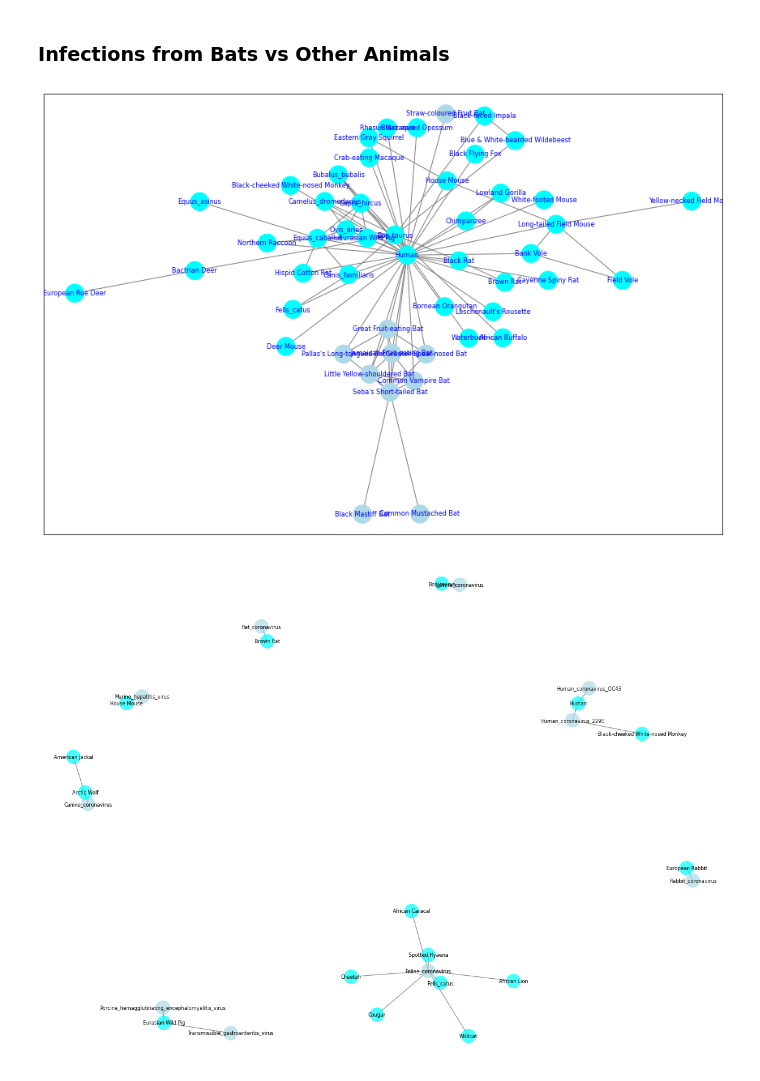
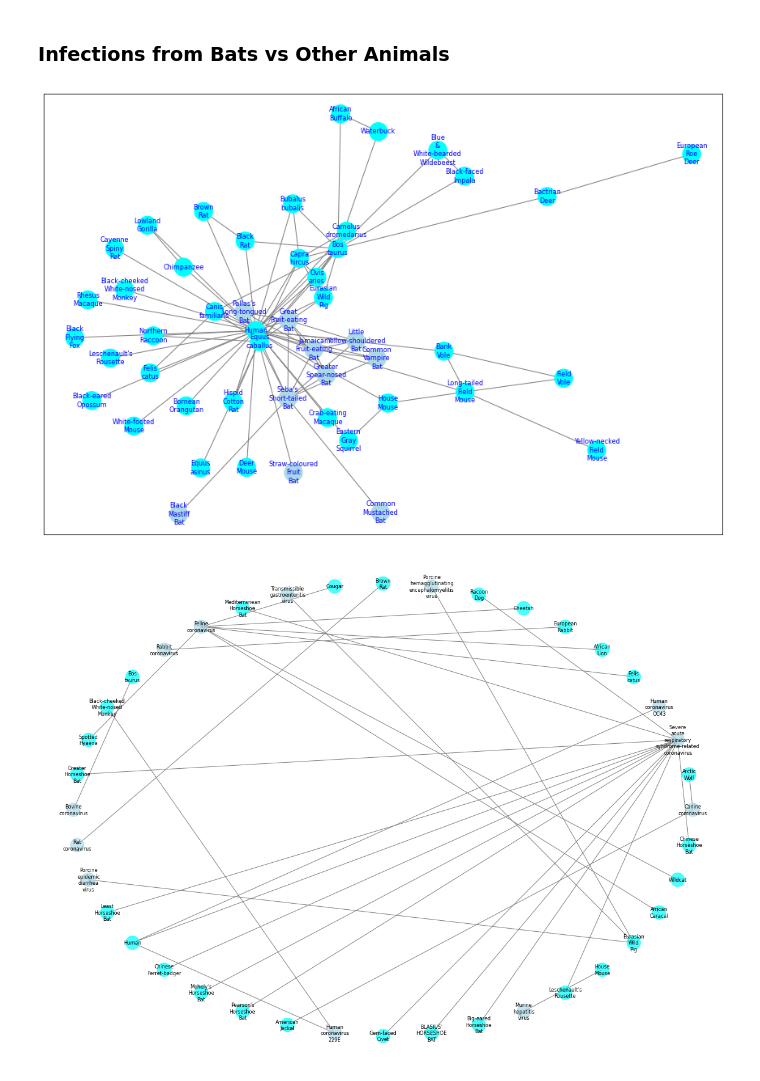
Before and after one commit to jitsen-design/Data_620_Group, a Jupyter notebook: Project_2/Project_2_jit-additions.ipynb, the cells around one changed output. Saved outputs shown, nothing was run; the diff lists cells and outputs as text; code cells hidden in the pictures.

```diff
--- a/Project_2/Project_2_jit-additions.ipynb
+++ b/Project_2/Project_2_jit-additions.ipynb
@@ -161,22 +293,24 @@ for i in islands:
 Colors indicate whether virus is a coronavirus or not
 # %%
 # use 11 for the threshold
-v11 = trim_edges(B_virus, 7)
+v11 = trim_edges(B_virus,11)
 
 genus_color = []
 for node in list(v11.nodes):
     v11.nodes[node]['genus'] = genus_map[node]
-    if genus_map[node] == 'Coronavirus':
+    if genus_map[node] in ('Betacoronavirus', 'Coronavirus', 'Alphacoronavirus'):
         genus_color.append('lightblue')
     else:
         genus_color.append('cyan')
 
 
-plt.figure(figsize=(15,10))
-pos = nx.spring_layout(v11, iterations = 20)
+plt.figure(figsize=(15,15))
+pos = nx.spring_layout(v11, iterations = 25)
+label_pos = {k:k.replace('_','\n').replace(' ','\n') for k,v in pos.items()}
+weights=[edata['weight'] for f,t,edata in v11.edges(data=True)]
 nx.draw_networkx_nodes(v11, pos, node_color=genus_color, node_size=500)
 nx.draw_networkx_edges(v11, pos,  edge_color='gray')
-nx.draw_networkx_labels(v11, pos, font_size=8, font_color ='blue')
+nx.draw_networkx_labels(v11, pos, label_pos, font_size=8, font_color ='blue')
 
 plt.show()
 # %% [output]
@@ -230,47 +422,51 @@ plt.show()
 # %%
 plt.figure(figsize=(15,10))
 pos = nx.spring_layout(h11, iterations = 20)
+label_pos = {k:k.replace('_','\n').replace(' ','\n') for k,v in pos.items()}
 nx.draw_networkx_nodes(h11,
                        pos,
                        node_color=bat_non_bat_color,
                        node_size=500)
 nx.draw_networkx_edges(h11, pos,  edge_color=['gray'])
-nx.draw_networkx_labels(h11, pos, font_size=8, font_color ='blue')
+nx.draw_networkx_labels(h11, pos, label_pos, font_size=8, font_color ='blue')
 
 plt.show()
 # %% [output]
-[figure, old version]
+[figure, new version]
 # %%
-coronavirus_filter = [(u,v) for u,v in B.edges if B.nodes[u]['genus'] == 'Coronavirus']
+coronavirus_filter = [(u,v) for u,v in B.edges if B.nodes[u]['genus'] in ('Betacoronavirus', 'Coronavirus', 'Alphacoronavirus')]
 C = B.edge_subgraph(coronavirus_filter)
 # %%
 plt.figure(figsize=(20,15))
-pos = nx.spring_layout(C)
+pos = nx.circular_layout(C)
+label_pos = {k:k.replace('_','\n').replace(' ','\n') for k,v in pos.items()}
+
 plt.axis('off')
 
 animal_virus_color = []
 for node in list(C.nodes):
-    if C.nodes[node]['genus'] == 'Coronavirus':
+    if C.nodes[node]['genus'] in ('Betacoronavirus', 'Coronavirus', 'Alphacoronavirus'):
         animal_virus_color.append('lightblue')
     else:
         animal_virus_color.append('cyan')
 
 nx.draw_networkx_nodes(C,
                        pos,
                        node_color=animal_virus_color,
                        alpha=0.7,
                        node_size=500)
 
 nx.draw_networkx_edges(C,
                        pos,
                        edge_color='gray')
 
 nx.draw_networkx_labels(C,
                         pos,
+                        label_pos,
                         font_size=8,
                         font_weight=10);
 # %% [output]
-[figure, old version]
+[figure, new version]
 # %%
 nx.write_gml(B, 'B.gml')
 nx.write_gml(h11, 'h11.gml')
```
Also changed, not shown: parts of 34 cells of this notebook.
